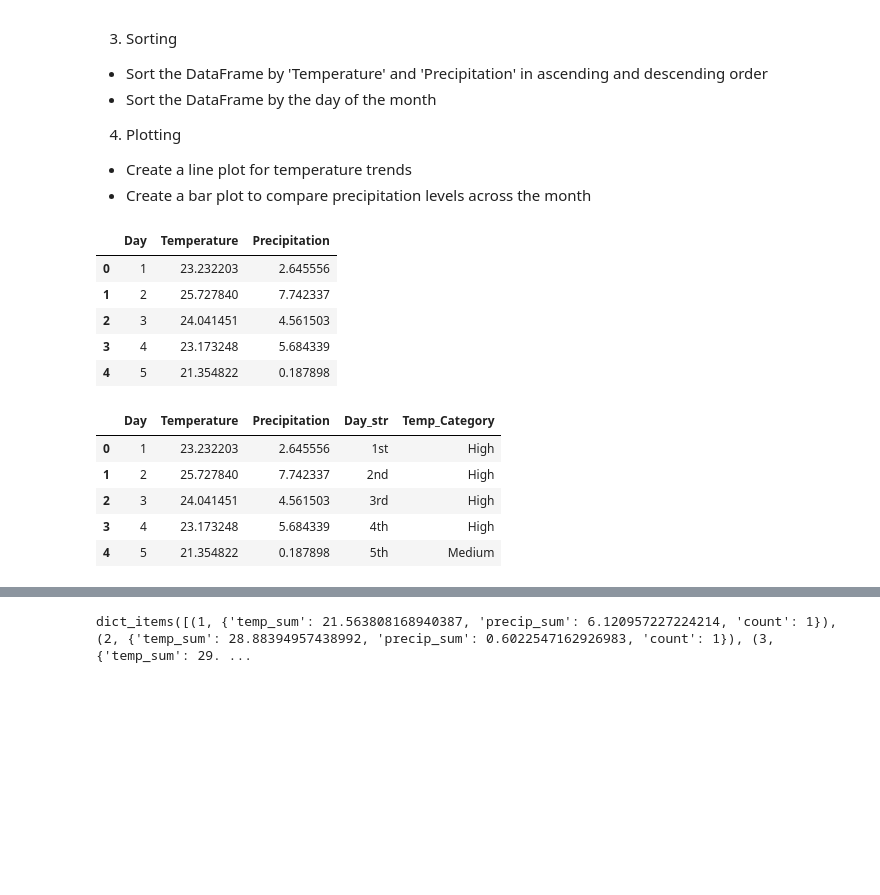
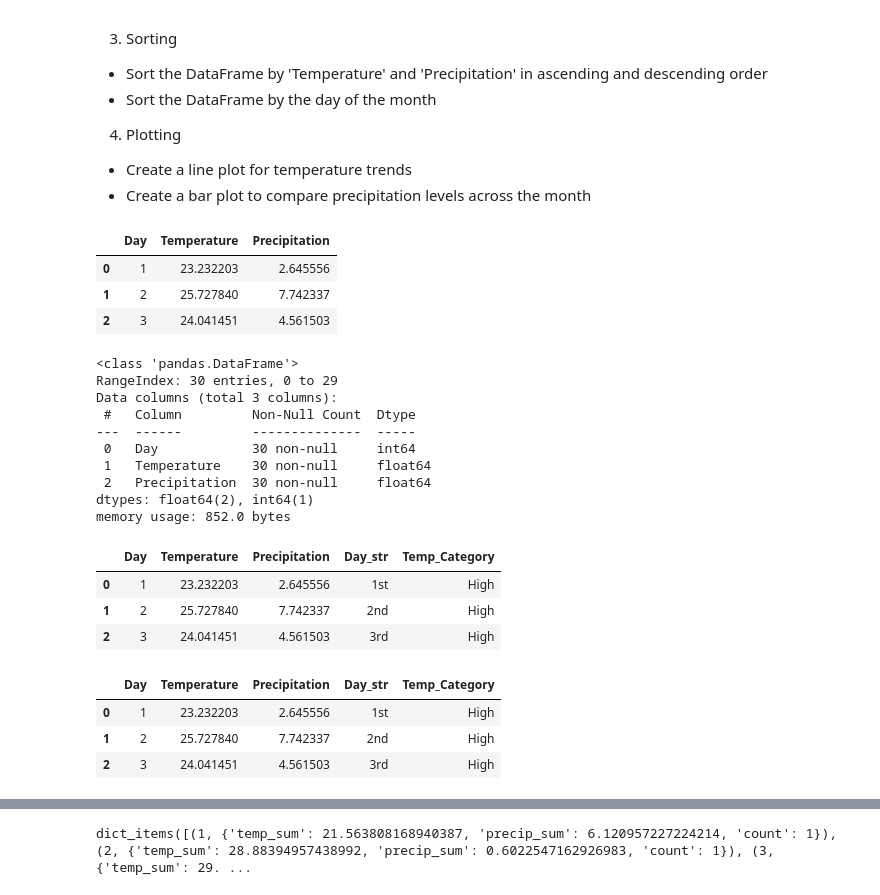
Before and after one commit to desona0810/AI_ML, a Jupyter notebook: Applied Data Science with Python/Demos/Lesson_04_Working_With_Pandas/4.04_Working_with_Text_Data.ipynb, the cells around one changed output, grey strips where cells are left out. Saved outputs shown, nothing was run; the diff lists cells and outputs as text; code cells hidden in the pictures; blank space fills up the shorter version.

```diff
--- a/Applied Data Science with Python/Demos/Lesson_04_Working_With_Pandas/4.04_Working_with_Text_Data.ipynb
+++ b/Applied Data Science with Python/Demos/Lesson_04_Working_With_Pandas/4.04_Working_with_Text_Data.ipynb
@@ -502,16 +521,36 @@ The dataset contains daily observations of temperature and precipitation over a
 df = pd.read_csv("Weather_data.csv")
 # %%
-df.head()
+df.head(3)
 # %% [output]
 |  | Day | Temperature | Precipitation |
 | 0 | 1 | 23.232203 | 2.645556 |
 | 1 | 2 | 25.727840 | 7.742337 |
 | 2 | 3 | 24.041451 | 4.561503 |
-| 3 | 4 | 23.173248 | 5.684339 |
-| 4 | 5 | 21.354822 | 0.187898 |
+# %%
+df.info()
+# %% [output]
+<class 'pandas.DataFrame'>
+RangeIndex: 30 entries, 0 to 29
+Data columns (total 3 columns):
+ #   Column         Non-Null Count  Dtype
+---  ------         --------------  -----
+ 0   Day            30 non-null     int64
+ 1   Temperature    30 non-null     float64
+ 2   Precipitation  30 non-null     float64
+dtypes: float64(2), int64(1)
+memory usage: 852.0 bytes
 # %%
+# Convert 'Day' to a string format with appropriate suffixes (1st, 2nd, 3rd, and so on)
 def ordinal(n):
     return (
         f"{n}th" if 11 <= n % 100 <= 13
         else f"{n}{['th', 'st', 'nd', 'rd', 'th'][min(n % 10, 4)]}"
     )
+
+df["Day_str"] = df["Day"].astype(int).apply(ordinal)
+df.head(3)
+# %% [output]
+|  | Day | Temperature | Precipitation | Day_str | Temp_Category |
+| 0 | 1 | 23.232203 | 2.645556 | 1st | High |
+| 1 | 2 | 25.727840 | 7.742337 | 2nd | High |
+| 2 | 3 | 24.041451 | 4.561503 | 3rd | High |
@@ -520,4 +557,6 @@ df["Day_str"] = df["Day"].astype(int).apply(ordinal)
 # %%
+# - Classify 'Temperature' into categories (Low, Medium, High) based on predefined thresholds
+
 def classify_temp(t):
     if t < 16:
         return "Low"
@@ -525,3 +564,18 @@ def classify_temp(t):
         return "Medium"
     else:
         return "High"
+
+df["Temp_Category"] = df["Temperature"].apply(classify_temp)
+
+df["Temp_Category"] = pd.Categorical(
+    df["Temp_Category"],
+    categories=["Low", "Medium", "High"],
+    ordered=True
+)
+
+df.head(3)
+# %% [output]
+|  | Day | Temperature | Precipitation | Day_str | Temp_Category |
+| 0 | 1 | 23.232203 | 2.645556 | 1st | High |
+| 1 | 2 | 25.727840 | 7.742337 | 2nd | High |
+| 2 | 3 | 24.041451 | 4.561503 | 3rd | High |
@@ -530,12 +582,3 @@ df["Temp_Category"] = df["Temperature"].apply(classify_temp)
-# %%
-df.head()
-# %% [output]
-|  | Day | Temperature | Precipitation | Day_str | Temp_Category |
-| 0 | 1 | 23.232203 | 2.645556 | 1st | High |
-| 1 | 2 | 25.727840 | 7.742337 | 2nd | High |
-| 2 | 3 | 24.041451 | 4.561503 | 3rd | High |
-| 3 | 4 | 23.173248 | 5.684339 | 4th | High |
-| 4 | 5 | 21.354822 | 0.187898 | 5th | Medium |
 # %%
 df.info()
 # %% [output]
```
Also changed, not shown: parts of 28 cells of this notebook, 3 other files.
